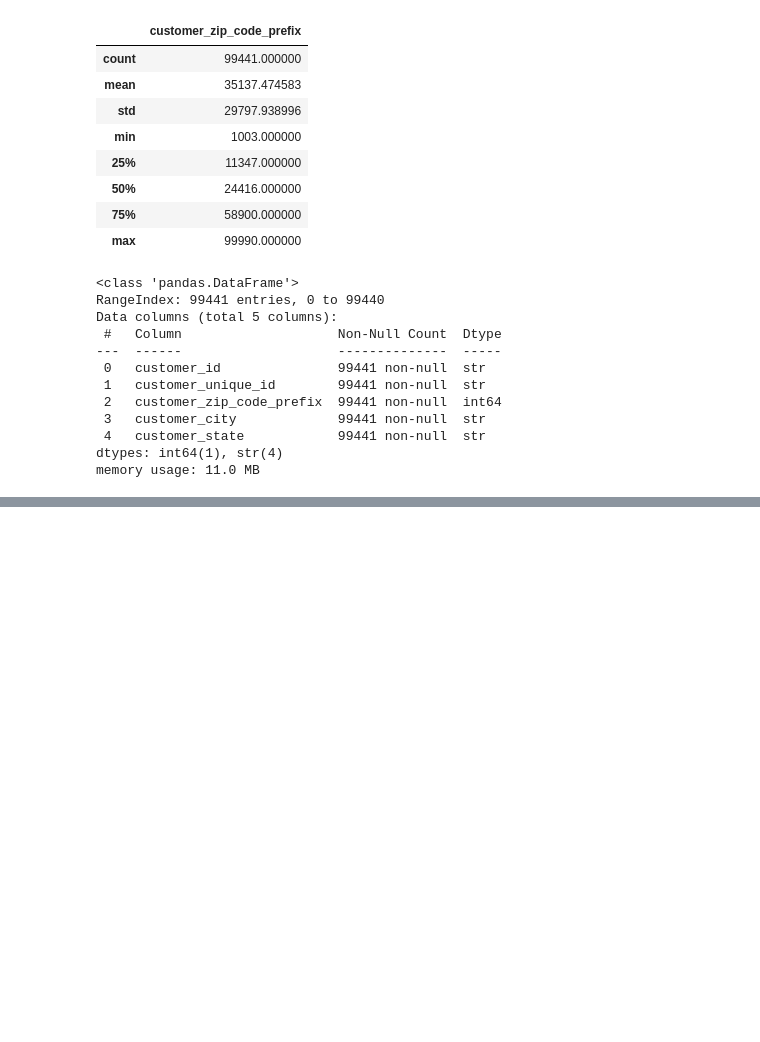
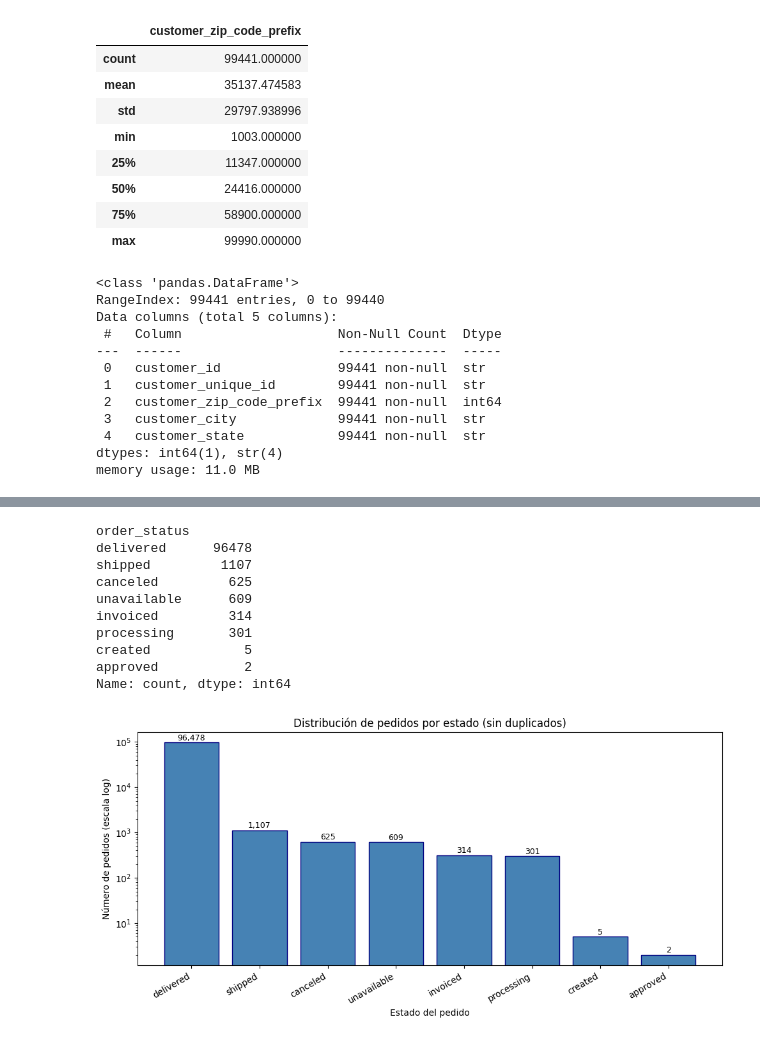
Before and after one commit to albamlln06/ecommerce-marketing-ml, a Jupyter notebook: preprocessing/01_explore.ipynb, the cells around one changed output, grey strips where cells are left out. Cells and saved outputs as stored; diff of their text form; code cells hidden in the pictures; blank space fills up the shorter version.

```diff
--- a/preprocessing/01_explore.ipynb
+++ b/preprocessing/01_explore.ipynb
@@ -89,0 +319,40 @@ memory usage: 11.0 MB
+# %%
+# Deduplicar por order_id antes de contar estados
+status_counts = df_complete.drop_duplicates(subset='order_id')['order_status'].value_counts().sort_values(ascending=False)
+print(status_counts)
+import matplotlib.pyplot as plt
+
+status_counts = df_complete.drop_duplicates(subset='order_id')['order_status'].value_counts().sort_values(ascending=False)
+
+fig, ax = plt.subplots(figsize=(10, 5))
+bars = ax.bar(status_counts.index, status_counts.values, color='steelblue', edgecolor='navy')
+
+# Añadir número encima de cada barra
+for bar in bars:
+    height = bar.get_height()
+    ax.text(
+        bar.get_x() + bar.get_width() / 2,
+        height * 1.02,
+        f'{int(height):,}',
+        ha='center', va='bottom', fontsize=9
+    )
+
+ax.set_yscale('log')
+ax.set_xlabel('Estado del pedido')
+ax.set_ylabel('Número de pedidos (escala log)')
+ax.set_title('Distribución de pedidos por estado (sin duplicados)')
+plt.xticks(rotation=30, ha='right')
+plt.tight_layout()
+plt.show()
+# %% [output]
+order_status
+delivered      96478
+shipped         1107
+canceled         625
+unavailable      609
+invoiced         314
+processing       301
+created            5
+approved           2
+Name: count, dtype: int64
+[figure, added]
```
Also changed, not shown: parts of 21 cells of this notebook, 15 other files.
